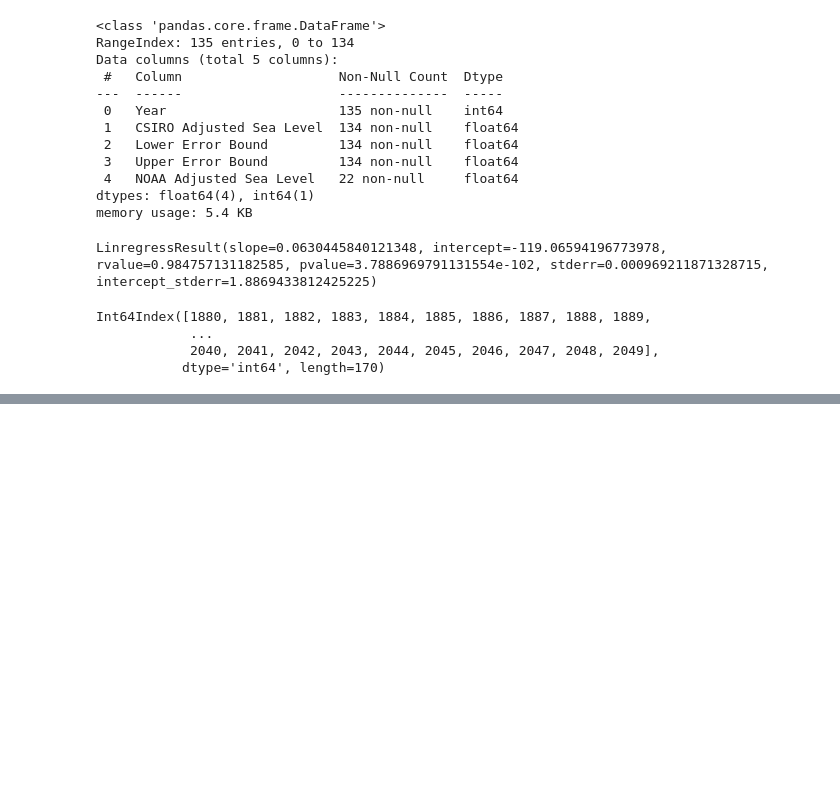
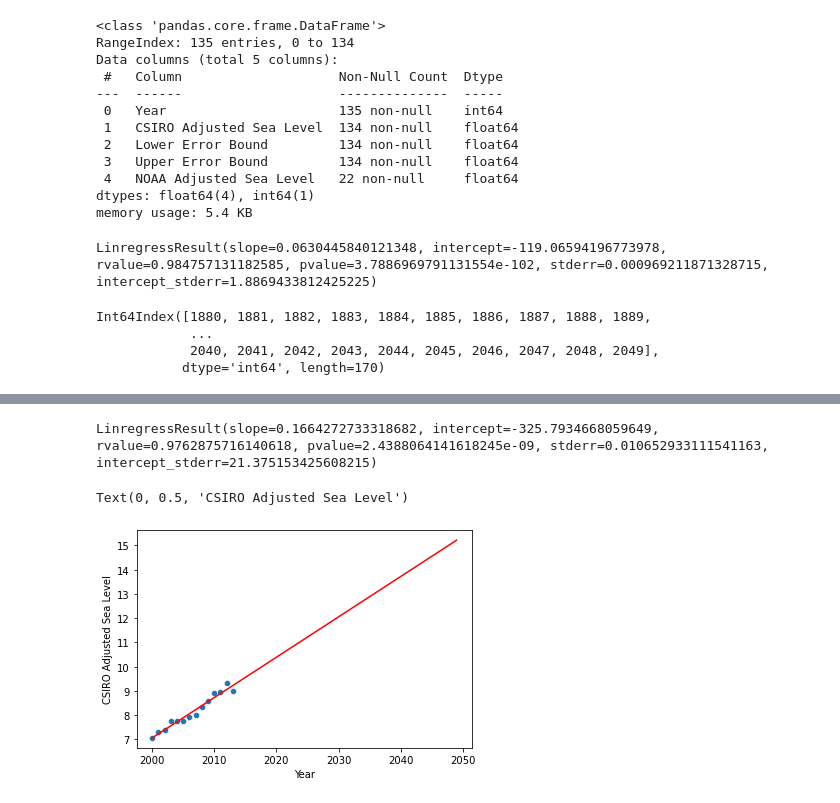
Before and after one commit to RamonPuon/Sea-Level-Predictor, a Jupyter notebook: notebooks/Sea_level_predictor.ipynb, the cells around one changed output, grey strips where cells are left out. Drawn from its saved outputs; the diff is of its cells as text; code cells hidden in the pictures; blank space fills up the shorter version.

```diff
--- a/notebooks/Sea_level_predictor.ipynb
+++ b/notebooks/Sea_level_predictor.ipynb
@@ -100,0 +101,3 @@ Text(0, 0.5, 'CSIRO Adjusted Sea Level')
+# %%
+df2 = df.iloc[120:]
+df2.head()
@@ -100,0 +111,16 @@ Text(0, 0.5, 'CSIRO Adjusted Sea Level')
+# %%
+x_range2 = pd.date_range(start = "2000", end="2050", freq='Y')
+x_range_year2 = pd.DatetimeIndex(x_range2).year
+# %%
+regression2 = linregress(np.asarray(df2["Year"]), np.asarray(df2['CSIRO Adjusted Sea Level']))
+regression2
+# %% [output]
+LinregressResult(slope=0.1664272733318682, intercept=-325.7934668059649, rvalue=0.9762875716140618, pvalue=2.4388064141618245e-09, stderr=0.010652933111541163, intercept_stderr=21.375153425608215)
+# %%
+sns.scatterplot(data=df2, x="Year", y= "CSIRO Adjusted Sea Level")
+plt.plot(np.asarray(x_range_year2), np.asarray(x_range_year2)*regression2.slope+regression2.intercept, 'r')
+plt.xlabel("Year")
+plt.ylabel("CSIRO Adjusted Sea Level")
+# %% [output]
+Text(0, 0.5, 'CSIRO Adjusted Sea Level')
+[figure, added]
```
Also changed, not shown: parts of 2 cells of this notebook.
